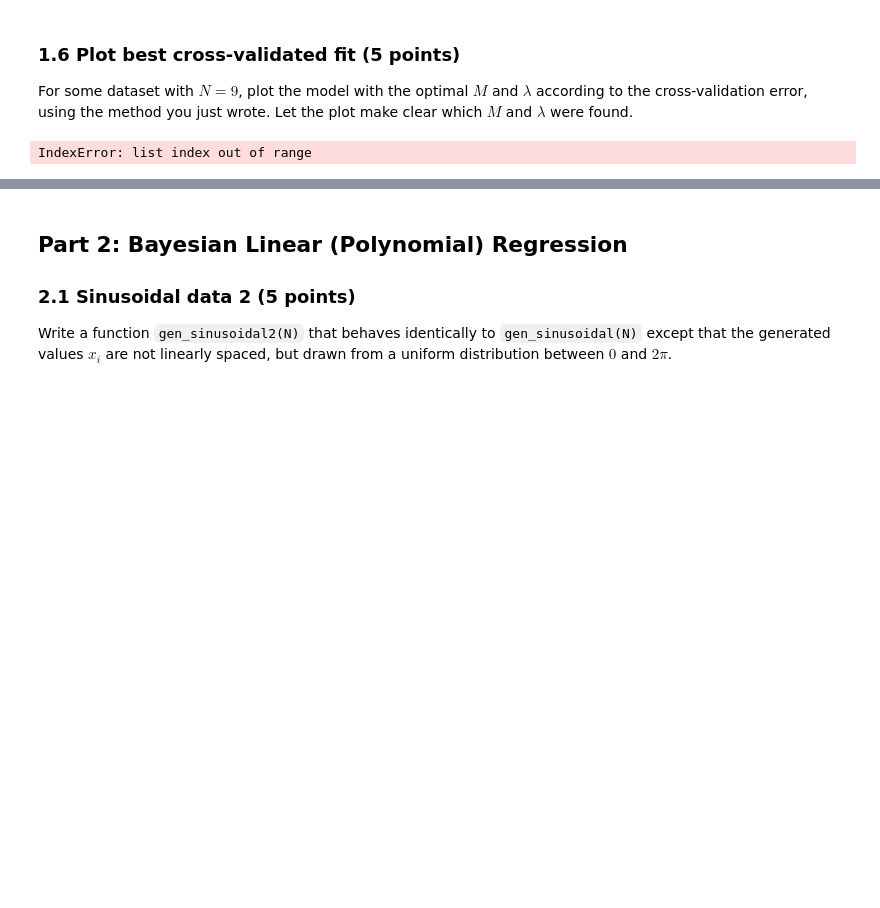
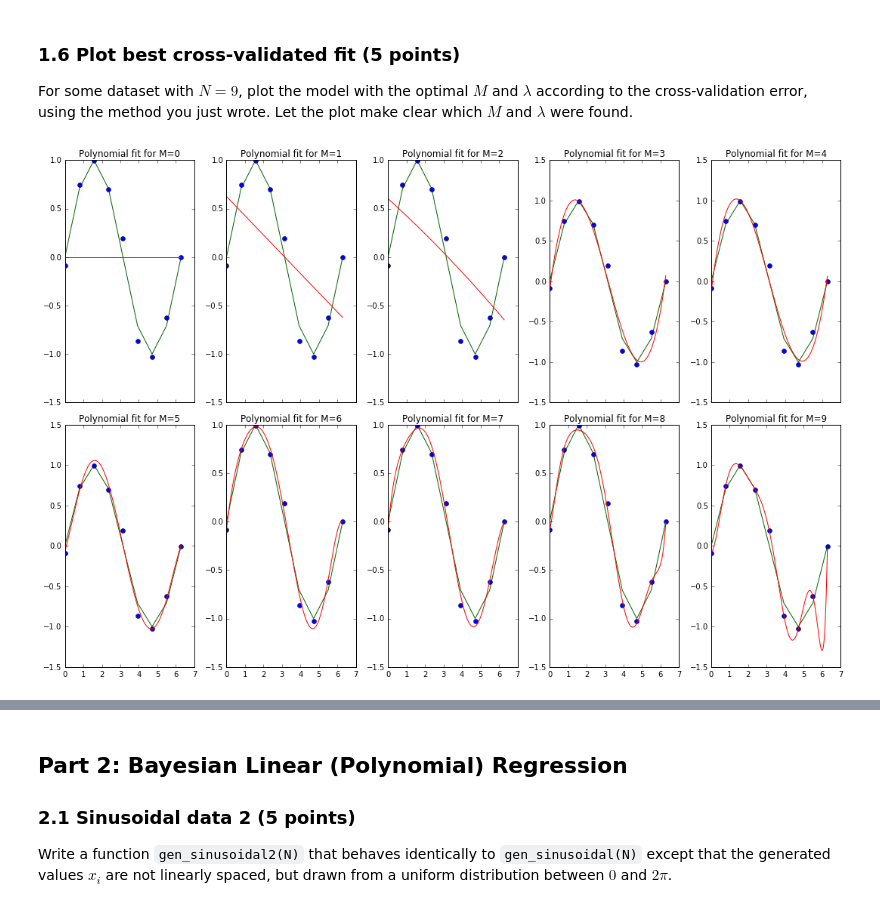
Before and after one commit to selBaez/machine-learning-1, a Jupyter notebook: lab1/lab1_Charalampos.ipynb, the cells around one changed output, grey strips where cells are left out. Saved outputs shown, nothing was run; the diff lists cells and outputs as text; code cells hidden in the pictures; blank space fills up the shorter version.

Commit message:
worked on mean error

```diff
--- a/lab1/lab1_Charalampos.ipynb
+++ b/lab1/lab1_Charalampos.ipynb
@@ -267,8 +312,14 @@ TypeError: only length-1 arrays can be converted to Python scalars
 
 For some dataset with $N = 9$, plot the model with the optimal $M$ and $\lambda$ according to the cross-validation error, using the method you just wrote. Let the plot make clear which $M$ and $\lambda$ were found.
 # %%
-pylab.rcParams['figure.figsize'] = (15, 15)
-def plot_prediction_cv(poly_w,poly_x,x,t,M):
+def plot_prediction_cv(poly_w, x, t, M):
+    """
+    INPUT: weights and x values of polynomial, x and t values to fit \n",
+    OUTPUT: plots 4 polynomial fit\n",
+    This function plots 4 polynomial fits, each in a subplot\n",
+    """
+
+    # CREATE AND MANAGE 10 SUBAXES
     axes = []
     f, ((ax1, ax2,ax3, ax4,ax5),(ax6,ax7,ax8,ax9,ax10)) = plt.subplots(2,5 , sharex='col')
     axes.append(ax1)
@@ -281,28 +332,35 @@ def plot_prediction_cv(poly_w,poly_x,x,t,M):
     axes.append(ax8)
     axes.append(ax9)
     axes.append(ax10)
-    # print poly_xes
-    # print polynomials
+
     poly_w = np.array(poly_w)
-    for i in np.arange(M.shape[0]-1):
-        #print M[i]
+
+    # PLOT IN EACH AXIS
+    for i in np.arange(len(axes)):
         plt.tight_layout()
-        axes[i].plot(x,np.sin(x),color='lightgreen')
-        axes[i].scatter(x,t,facecolor='none')
+
+        # PLOT REAL SIN(X) FUNCTION
+        ##xx = np.arange(min(x),max(x),.01)
+        axes[i].plot(x,np.sin(x),color='darkgreen')
+        # PLOT TOY DATA SIN(X) WITH NORMAL NOISE
+        axes[i].plot(x,t,'bo')
+        # PLOT POLYNOMIAL FIT
         xnew = np.arange(min(x),max(x),.01)
-        poly_xnew = create_polyval(xnew,M[i])
+        poly_xnew = create_polyval(xnew, M[i])
         #ynew = np.polyval(poly_w[i],xnew)
-        axes[i].plot(xnew,poly_xnew.dot(poly_w[i]) ,color='red')
+        axes[i].plot(xnew, poly_xnew.dot(poly_w[i]) ,color='red')
         # NAME THE PLOT
         axes[i].set_title('Polynomial fit for M=%u'%(M[i]))
-
-#print weights_k_fold[0]
-
-print (weights_k_fold[1][2])
-print len(poly_x_k_fold)
-print v_folds
-for k in range(len(weights_k_fold)):
-    print rmse(v_folds[j],np.array(weights_k_fold[j]).dot(np.array(poly_x_k_fold[j])))
-    #plot_prediction_cv(weights_k_fold[j],poly_x_k_fold[j],x_folds[j],t_folds[j],M_fold)
-# %% [output]
-IndexError: list index out of range
+# %%
+# PRODUCE PLOTS FOR CROSS VALIDATION FITTING
+M_fold = np.linspace(0,10,11).astype(int)
+l_fold = np.exp(np.linspace(-10,0,11))
+N = 9
+K = 9
+
+x,t  = gen_sinusoidal(N)
+pylab.rcParams['figure.figsize'] = (15, 10)
+poly_w_reg = fit_model(x,t,M_fold,l_fold[1])
+plot_prediction_cv(poly_w_reg,x,t, M_fold)
+# %% [output]
+[figure, added]
```
Also changed, not shown: parts of 8 cells of this notebook.
